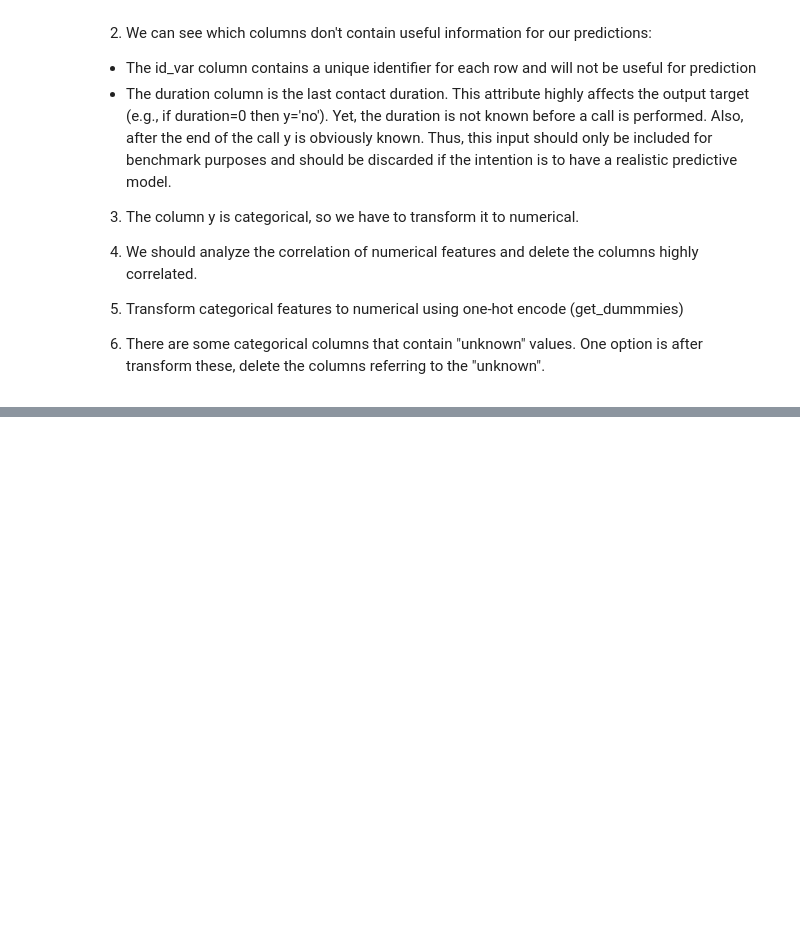
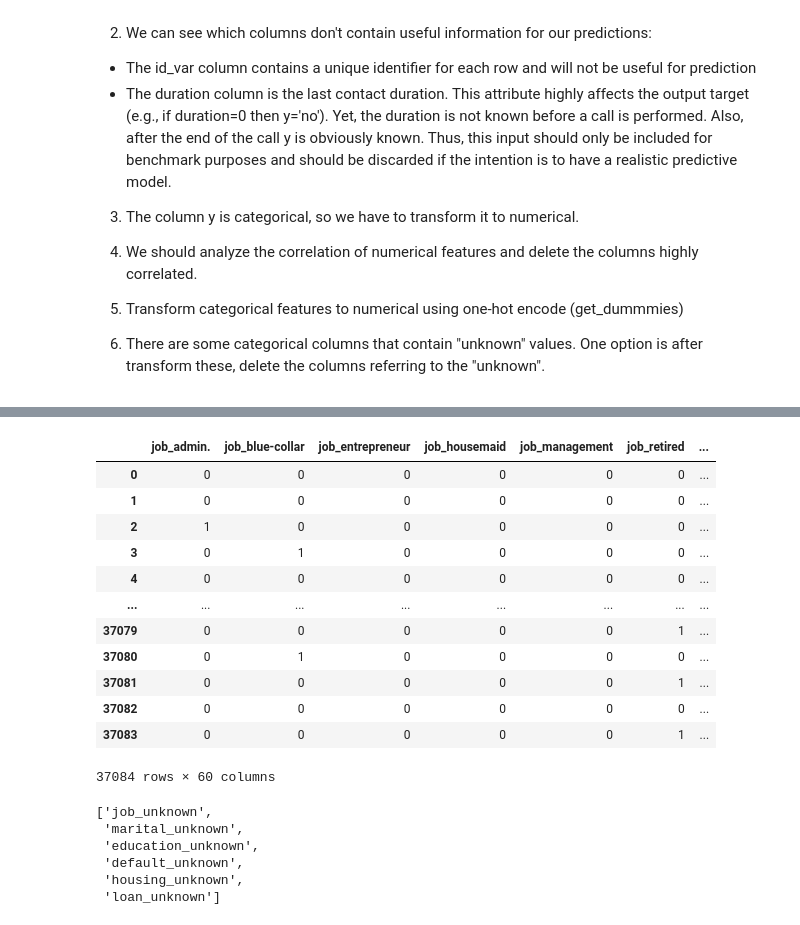
Before and after one commit to yfundorac/final-project, a Jupyter notebook: main.ipynb, the cells around one changed output, grey strips where cells are left out. Drawn from its saved outputs; the diff is of its cells as text; code cells hidden in the pictures; blank space fills up the shorter version.

```diff
--- a/main.ipynb
+++ b/main.ipynb
@@ -90,0 +131,4 @@ data.corr()
+# %%
+# Drop highly colinear features
+features.drop(features[to_drop], axis = 1, inplace = True)
+features.head()
@@ -101,0 +167,4 @@ cat_data.head()
+# %%
+df = features.copy()
+df.drop(columns = cat_data.columns, inplace = True)
+df.head()
@@ -101,0 +178,27 @@ cat_data.head()
+# %%
+features = pd.concat([cat_data_dummies, df], axis=1)
+features
+# %% [output]
+|  | job_admin. | job_blue-collar | job_entrepreneur | job_housemaid | job_management | job_retired | ... |
+| 0 | 0 | 0 | 0 | 0 | 0 | 0 | ... |
+| 1 | 0 | 0 | 0 | 0 | 0 | 0 | ... |
+| 2 | 1 | 0 | 0 | 0 | 0 | 0 | ... |
+| 3 | 0 | 1 | 0 | 0 | 0 | 0 | ... |
+| 4 | 0 | 0 | 0 | 0 | 0 | 0 | ... |
+| ... | ... | ... | ... | ... | ... | ... | ... |
+| 37079 | 0 | 0 | 0 | 0 | 0 | 1 | ... |
+| 37080 | 0 | 1 | 0 | 0 | 0 | 0 | ... |
+| 37081 | 0 | 0 | 0 | 0 | 0 | 1 | ... |
+| 37082 | 0 | 0 | 0 | 0 | 0 | 0 | ... |
+| 37083 | 0 | 0 | 0 | 0 | 0 | 1 | ... |
+37084 rows × 60 columns
+# %%
+unknow_columns = [c for c in features.columns if 'unknow' in c]
+unknow_columns
+# %% [output]
+['job_unknown',
+ 'marital_unknown',
+ 'education_unknown',
+ 'default_unknown',
+ 'housing_unknown',
+ 'loan_unknown']
```
Also changed, not shown: parts of 33 cells of this notebook.
